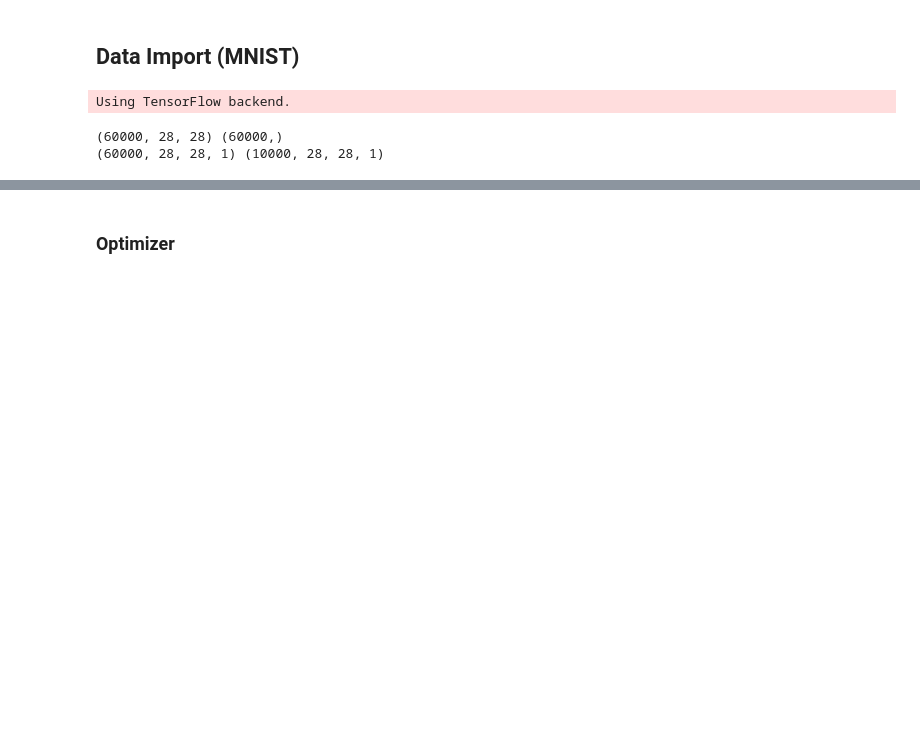
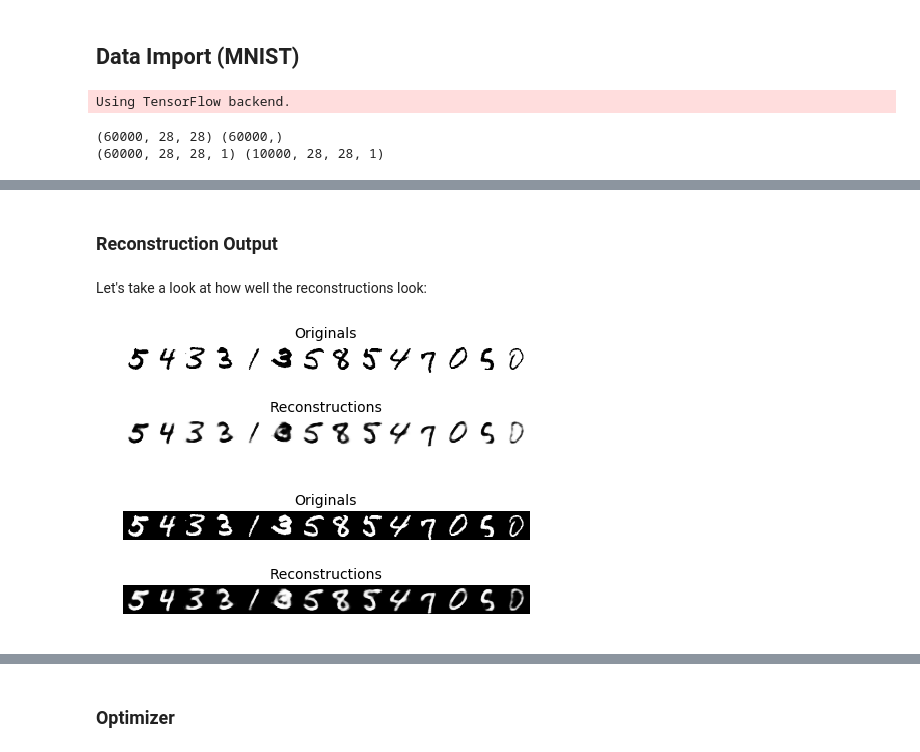
Before and after one commit to mathybit/ml-tutorials, a Jupyter notebook: autoencoders.ipynb, the cells around one changed output, grey strips where cells are left out. Drawn from its saved outputs; the diff is of its cells as text; code cells hidden in the pictures; blank space fills up the shorter version.

```diff
--- a/autoencoders.ipynb
+++ b/autoencoders.ipynb
@@ -145,0 +144,14 @@ In fact, if we don't use any nonlinear activations, training will result in the
+# %%
+from keras import backend as K
+from keras.models import Model, Sequential
+from keras.layers.core import Activation, Dense, Flatten, Reshape
+
+n_codings = 16
+model_name = 'k_auto0'
+
+encoder_file = 'models/auto/mnist/' + model_name + '-enc'
+decoder_file = 'models/auto/mnist/' + model_name + '-dec'
+model_file = 'models/auto/mnist/' + model_name + '-model'
+
+image_save_path = "images/mnist/" + model_name + "/"
+image0_save_path = "images/mnist/" + model_name + "/0/"
@@ -145,0 +359,47 @@ In fact, if we don't use any nonlinear activations, training will result in the
+# %% [markdown]
+### Reconstruction Output
+# %% [markdown]
+Let's take a look at how well the reconstructions look:
+# %%
+n_digits = 14
+cols = n_digits
+rows = 1
+scaling_factor = 1.1
+
+images_in, _ = random_batch(X_test, y_test, batch_size=n_digits)
+images_out = model.predict(images_in)
+
+image_in = combine_images(images_in, rows, cols)
+image_out = combine_images(images_out, rows, cols)
+
+fig = plt.figure(figsize=(scaling_factor*cols, scaling_factor*rows*2))
+plt.subplot(2,1,1)
+plt.title("Originals", fontsize=14)
+plt.imshow(image_in, cmap="Greys", interpolation="nearest")
+plt.axis("off")
+
+plt.subplot(2,1,2)
+plt.title("Reconstructions", fontsize=14)
+plt.imshow(image_out, cmap="Greys", interpolation="nearest")
+plt.axis("off")
+
+plt.tight_layout()
+plt.show()
+
+
+fig = plt.figure(figsize=(scaling_factor*cols, scaling_factor*rows*2))
+plt.subplot(2,1,1)
+plt.title("Originals", fontsize=14)
+plt.imshow(image_in, cmap="gray", interpolation="nearest")
+plt.axis("off")
+
+plt.subplot(2,1,2)
+plt.title("Reconstructions", fontsize=14)
+plt.imshow(image_out, cmap="gray", interpolation="nearest")
+plt.axis("off")
+
+plt.tight_layout()
+plt.show()
+# %% [output]
+[figure, added]
+[figure, added]
```
Also changed, not shown: parts of 183 cells of this notebook, 47 other files.
